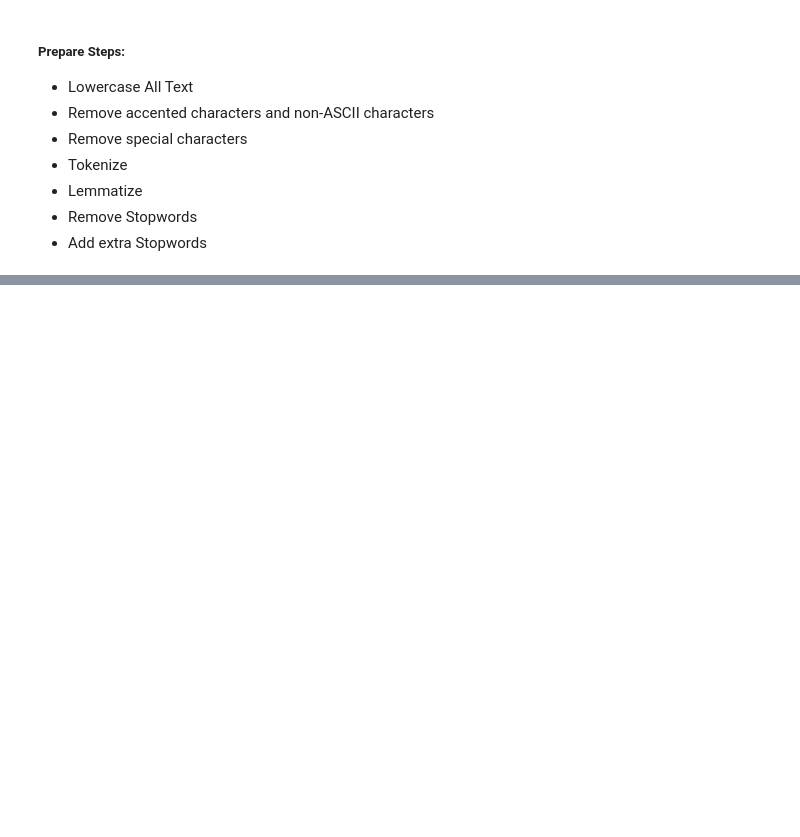
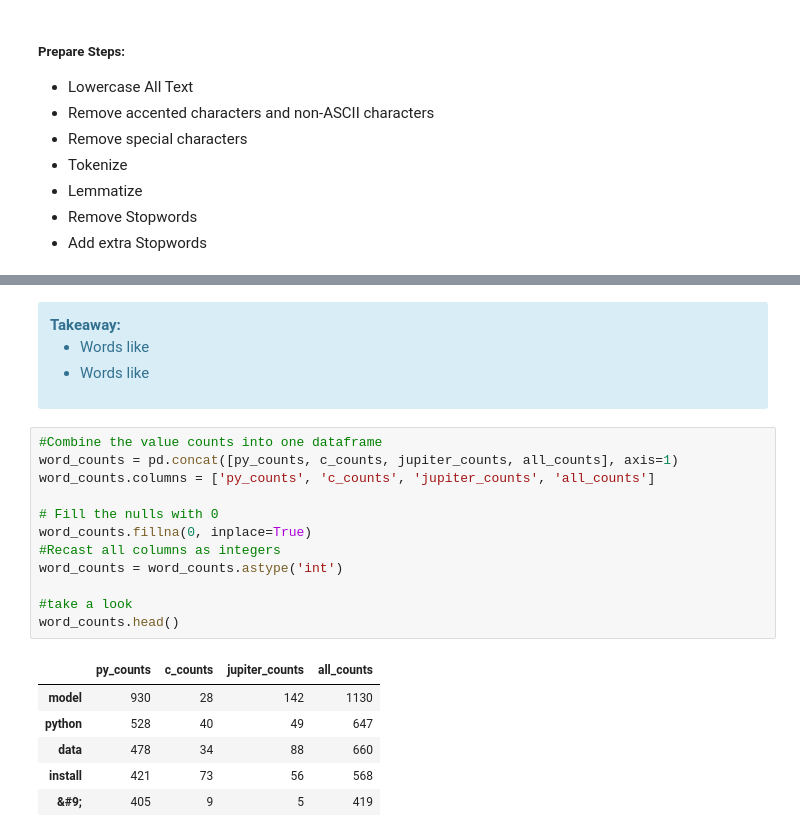
Before and after one commit to jeremiah-toribio/101-readme, a Jupyter notebook: nlp_project_brock_draft2.ipynb, the cells around one changed output, grey strips where cells are left out. Cells and saved outputs as stored; diff of their text form; blank space fills up the shorter version.

```diff
--- a/nlp_project_brock_draft2.ipynb
+++ b/nlp_project_brock_draft2.ipynb
@@ -229,0 +142,26 @@ df.lematized[0].split()
+# %% [markdown]
+<div class="alert alert-block alert-info">
+<b>Takeaway:</b>
+
+- Words like
+- Words like
+</div>
+# %%
+#Combine the value counts into one dataframe
+word_counts = pd.concat([py_counts, c_counts, jupiter_counts, all_counts], axis=1)
+word_counts.columns = ['py_counts', 'c_counts', 'jupiter_counts', 'all_counts']
+
+# Fill the nulls with 0
+word_counts.fillna(0, inplace=True)
+#Recast all columns as integers
+word_counts = word_counts.astype('int')
+
+#take a look
+word_counts.head()
+# %% [output]
+|  | py_counts | c_counts | jupiter_counts | all_counts |
+| model | 930 | 28 | 142 | 1130 |
+| python | 528 | 40 | 49 | 647 |
+| data | 478 | 34 | 88 | 660 |
+| install | 421 | 73 | 56 | 568 |
+| &#9; | 405 | 9 | 5 | 419 |
```
Also changed, not shown: parts of 26 cells of this notebook.
